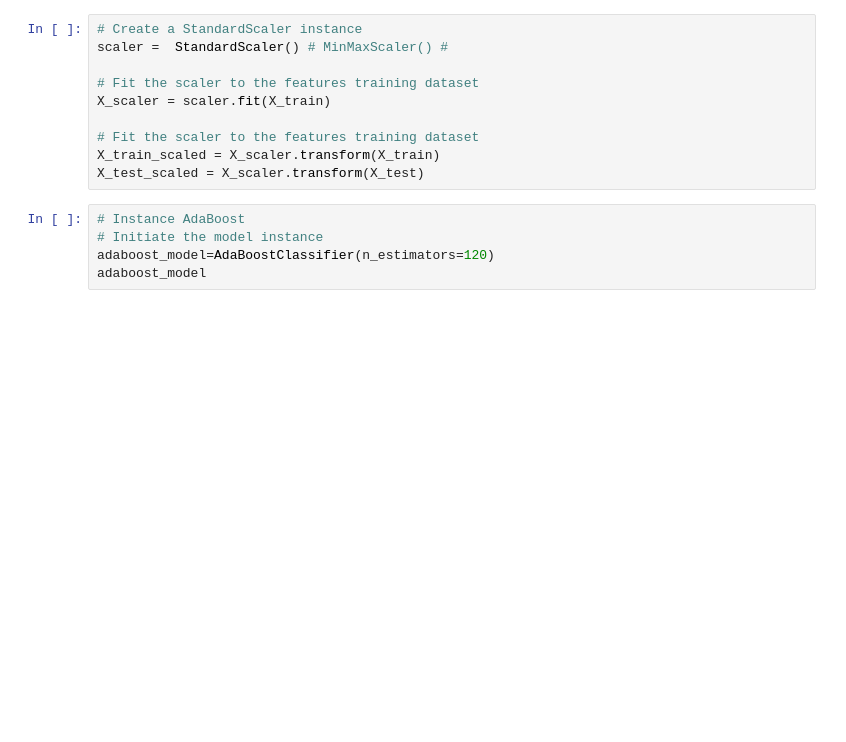
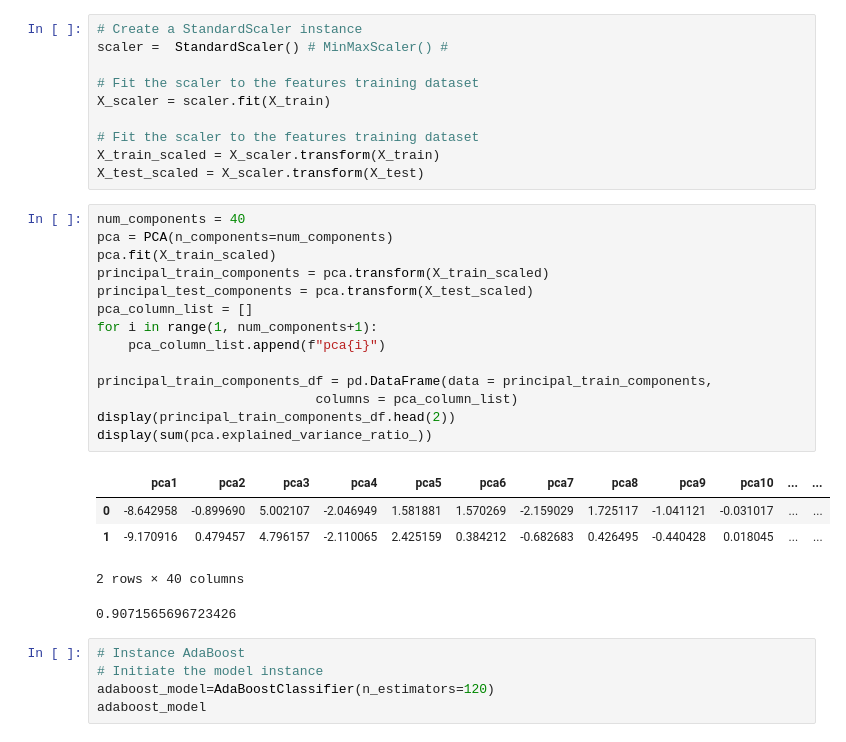
Before and after one commit to sangramsinghg/vix_predictor, a Jupyter notebook: Paola_adaBoost.ipynb, the cells around one changed output. Saved outputs shown, nothing was run; the diff lists cells and outputs as text; blank space fills up the shorter version.

```diff
--- a/Paola_adaBoost.ipynb
+++ b/Paola_adaBoost.ipynb
@@ -784,6 +784,26 @@ X_scaler = scaler.fit(X_train)
 # Fit the scaler to the features training dataset
 X_train_scaled = X_scaler.transform(X_train)
 X_test_scaled = X_scaler.transform(X_test)
+# %%
+num_components = 40
+pca = PCA(n_components=num_components)
+pca.fit(X_train_scaled)
+principal_train_components = pca.transform(X_train_scaled)
+principal_test_components = pca.transform(X_test_scaled)
+pca_column_list = []
+for i in range(1, num_components+1):
+    pca_column_list.append(f"pca{i}")
+
+principal_train_components_df = pd.DataFrame(data = principal_train_components,
+                            columns = pca_column_list)
+display(principal_train_components_df.head(2))
+display(sum(pca.explained_variance_ratio_))
+# %% [output]
+|  | pca1 | pca2 | pca3 | pca4 | pca5 | pca6 | pca7 | pca8 | pca9 | pca10 | ... | ... |
+| 0 | -8.642958 | -0.899690 | 5.002107 | -2.046949 | 1.581881 | 1.570269 | -2.159029 | 1.725117 | -1.041121 | -0.031017 | ... | ... |
+| 1 | -9.170916 | 0.479457 | 4.796157 | -2.110065 | 2.425159 | 0.384212 | -0.682683 | 0.426495 | -0.440428 | 0.018045 | ... | ... |
+2 rows × 40 columns
+0.9071565696723426
 # %%
 # Instance AdaBoost
 # Initiate the model instance
```
Also changed, not shown: parts of 3 cells of this notebook.
